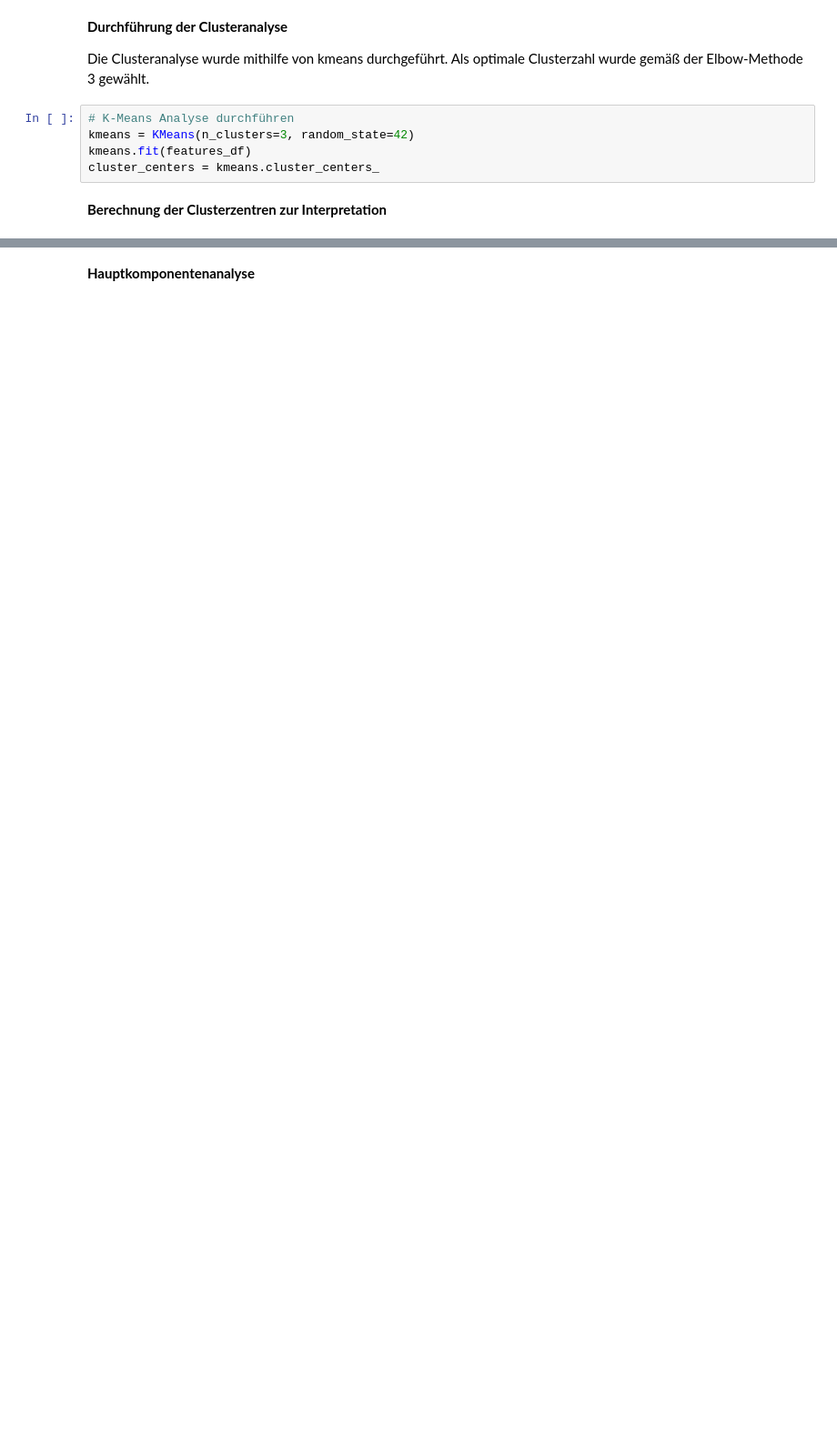
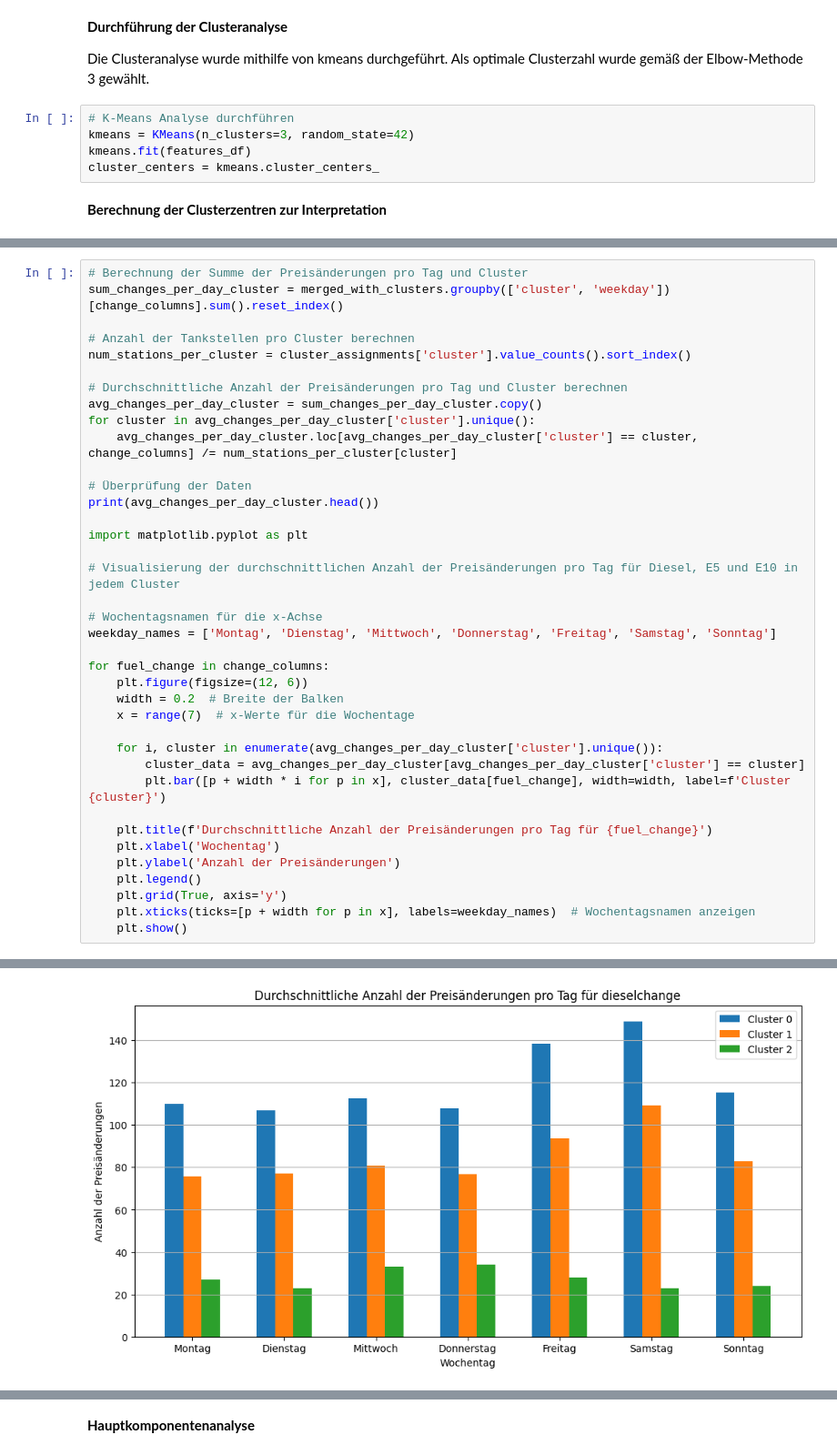
Before and after one commit to Seboldju/JS_JR_NK_Softwareentwicklung-Tankstellen, a Jupyter notebook: Extended_Load_and_preprocess_Data.ipynb, the cells around one changed output, grey strips where cells are left out. Shown at 91% size. Saved outputs shown, nothing was run; the diff lists cells and outputs as text; blank space fills up the shorter version.

```diff
--- a/Extended_Load_and_preprocess_Data.ipynb
+++ b/Extended_Load_and_preprocess_Data.ipynb
@@ -814,0 +1077,39 @@ files.download('Clusterzentren.csv')
+# %%
+# Berechnung der Summe der Preisänderungen pro Tag und Cluster
+sum_changes_per_day_cluster = merged_with_clusters.groupby(['cluster', 'weekday'])[change_columns].sum().reset_index()
+
+# Anzahl der Tankstellen pro Cluster berechnen
+num_stations_per_cluster = cluster_assignments['cluster'].value_counts().sort_index()
+
+# Durchschnittliche Anzahl der Preisänderungen pro Tag und Cluster berechnen
+avg_changes_per_day_cluster = sum_changes_per_day_cluster.copy()
+for cluster in avg_changes_per_day_cluster['cluster'].unique():
+    avg_changes_per_day_cluster.loc[avg_changes_per_day_cluster['cluster'] == cluster, change_columns] /= num_stations_per_cluster[cluster]
+
+# Überprüfung der Daten
+print(avg_changes_per_day_cluster.head())
+
+import matplotlib.pyplot as plt
+
+# Visualisierung der durchschnittlichen Anzahl der Preisänderungen pro Tag für Diesel, E5 und E10 in jedem Cluster
+
+# Wochentagsnamen für die x-Achse
+weekday_names = ['Montag', 'Dienstag', 'Mittwoch', 'Donnerstag', 'Freitag', 'Samstag', 'Sonntag']
+
+for fuel_change in change_columns:
+    plt.figure(figsize=(12, 6))
+    width = 0.2  # Breite der Balken
+    x = range(7)  # x-Werte für die Wochentage
+
+    for i, cluster in enumerate(avg_changes_per_day_cluster['cluster'].unique()):
+        cluster_data = avg_changes_per_day_cluster[avg_changes_per_day_cluster['cluster'] == cluster]
+        plt.bar([p + width * i for p in x], cluster_data[fuel_change], width=width, label=f'Cluster {cluster}')
+
+    plt.title(f'Durchschnittliche Anzahl der Preisänderungen pro Tag für {fuel_change}')
+    plt.xlabel('Wochentag')
+    plt.ylabel('Anzahl der Preisänderungen')
+    plt.legend()
+    plt.grid(True, axis='y')
+    plt.xticks(ticks=[p + width for p in x], labels=weekday_names)  # Wochentagsnamen anzeigen
+    plt.show()
+# %% [output]
@@ -814,0 +1122 @@ files.download('Clusterzentren.csv')
+[figure, added]
```
Also changed, not shown: parts of 60 cells of this notebook.
